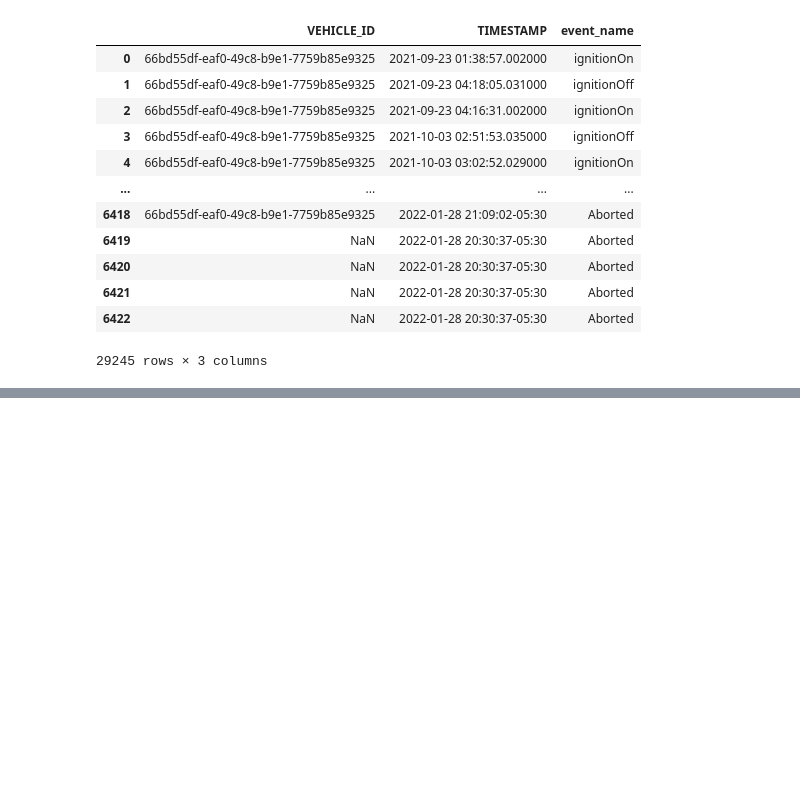
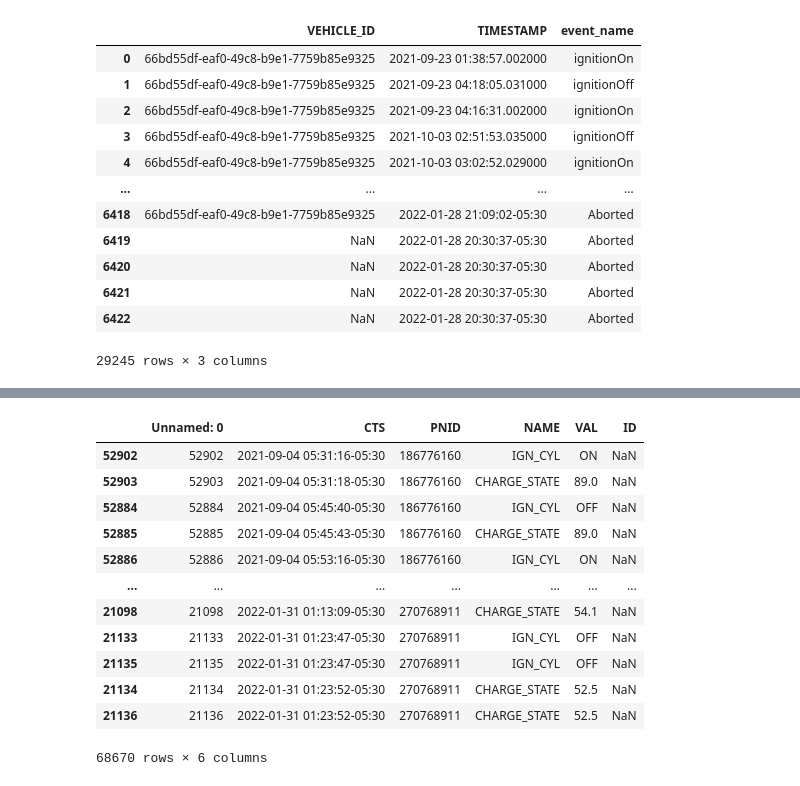
Before and after one commit to RohanArava/Motorq-DS-Rohan, a Jupyter notebook: motorq.ipynb, the cells around one changed output, grey strips where cells are left out. Drawn from its saved outputs; the diff is of its cells as text; code cells hidden in the pictures; blank space fills up the shorter version.

```diff
--- a/motorq.ipynb
+++ b/motorq.ipynb
@@ -289,0 +323,17 @@ combined
+# %%
+triggers = triggers.sort_values(by=["PNID", "CTS"])
+triggers
+# %% [output]
+|  | Unnamed: 0 | CTS | PNID | NAME | VAL | ID |
+| 52902 | 52902 | 2021-09-04 05:31:16-05:30 | 186776160 | IGN_CYL | ON | NaN |
+| 52903 | 52903 | 2021-09-04 05:31:18-05:30 | 186776160 | CHARGE_STATE | 89.0 | NaN |
+| 52884 | 52884 | 2021-09-04 05:45:40-05:30 | 186776160 | IGN_CYL | OFF | NaN |
+| 52885 | 52885 | 2021-09-04 05:45:43-05:30 | 186776160 | CHARGE_STATE | 89.0 | NaN |
+| 52886 | 52886 | 2021-09-04 05:53:16-05:30 | 186776160 | IGN_CYL | ON | NaN |
+| ... | ... | ... | ... | ... | ... | ... |
+| 21098 | 21098 | 2022-01-31 01:13:09-05:30 | 270768911 | CHARGE_STATE | 54.1 | NaN |
+| 21133 | 21133 | 2022-01-31 01:23:47-05:30 | 270768911 | IGN_CYL | OFF | NaN |
+| 21135 | 21135 | 2022-01-31 01:23:47-05:30 | 270768911 | IGN_CYL | OFF | NaN |
+| 21134 | 21134 | 2022-01-31 01:23:52-05:30 | 270768911 | CHARGE_STATE | 52.5 | NaN |
+| 21136 | 21136 | 2022-01-31 01:23:52-05:30 | 270768911 | CHARGE_STATE | 52.5 | NaN |
+68670 rows × 6 columns
```
Also changed, not shown: parts of 13 cells of this notebook.
